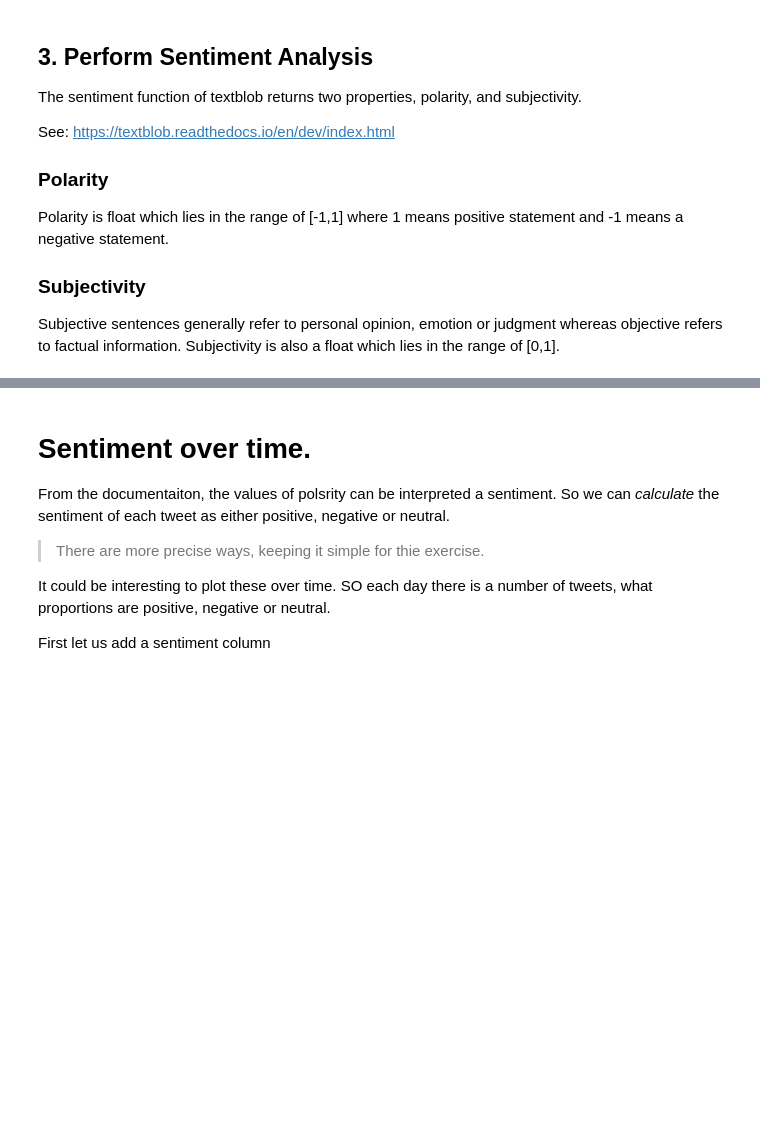
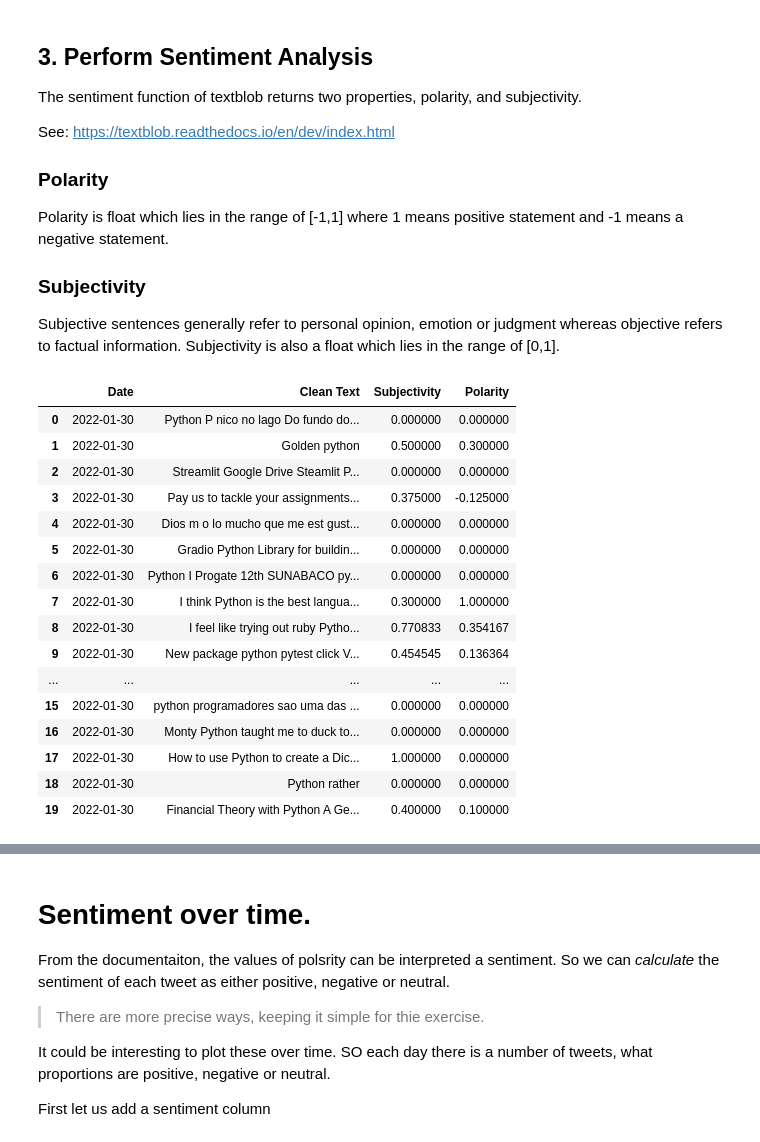
Before and after one commit to Chaka246055/busuness-programming, a Jupyter notebook: visualise_twitter.ipynb, the cells around one changed output, grey strips where cells are left out. Saved outputs shown, nothing was run; the diff lists cells and outputs as text; code cells hidden in the pictures; blank space fills up the shorter version.

```diff
--- a/visualise_twitter.ipynb
+++ b/visualise_twitter.ipynb
@@ -44,17 +66,35 @@ Subjective sentences generally refer to personal opinion, emotion or judgment wh
 # %%
 from textblob import TextBlob
 
 # Wrapper so can use Pandas apply() function on a column
 def getSubjectivity(text):
     return TextBlob(str(text)).sentiment.subjectivity
 
 def getPolarity(text):
     return TextBlob(str(text)).sentiment.polarity
 
 # Calculate sentiment,
 tweets_df['Subjectivity'] = tweets_df['Clean Text'].apply(getSubjectivity)
 tweets_df['Polarity'] = tweets_df['Clean Text'].apply(getPolarity)
 
-tweets_df.head()
+tweets_df.head(20)
+# %% [output]
+|  | Date | Clean Text | Subjectivity | Polarity |
+| 0 | 2022-01-30 | Python P nico no lago Do fundo do... | 0.000000 | 0.000000 |
+| 1 | 2022-01-30 | Golden python | 0.500000 | 0.300000 |
+| 2 | 2022-01-30 | Streamlit Google Drive Steamlit P... | 0.000000 | 0.000000 |
+| 3 | 2022-01-30 | Pay us to tackle your assignments... | 0.375000 | -0.125000 |
+| 4 | 2022-01-30 | Dios m o lo mucho que me est gust... | 0.000000 | 0.000000 |
+| 5 | 2022-01-30 | Gradio Python Library for buildin... | 0.000000 | 0.000000 |
+| 6 | 2022-01-30 | Python I Progate 12th SUNABACO py... | 0.000000 | 0.000000 |
+| 7 | 2022-01-30 | I think Python is the best langua... | 0.300000 | 1.000000 |
+| 8 | 2022-01-30 | I feel like trying out ruby Pytho... | 0.770833 | 0.354167 |
+| 9 | 2022-01-30 | New package python pytest click V... | 0.454545 | 0.136364 |
+| ... | ... | ... | ... | ... |
+| 15 | 2022-01-30 | python programadores sao uma das ... | 0.000000 | 0.000000 |
+| 16 | 2022-01-30 | Monty Python taught me to duck to... | 0.000000 | 0.000000 |
+| 17 | 2022-01-30 | How to use Python to create a Dic... | 1.000000 | 0.000000 |
+| 18 | 2022-01-30 | Python rather | 0.000000 | 0.000000 |
+| 19 | 2022-01-30 | Financial Theory with Python A Ge... | 0.400000 | 0.100000 |
 # %%
 # Do a box plot of columns Subjectivity and Polarity
```
Also changed, not shown: parts of 11 cells of this notebook.
